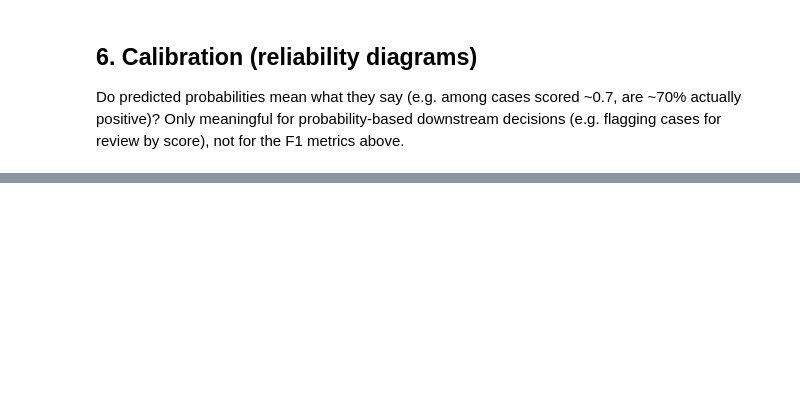
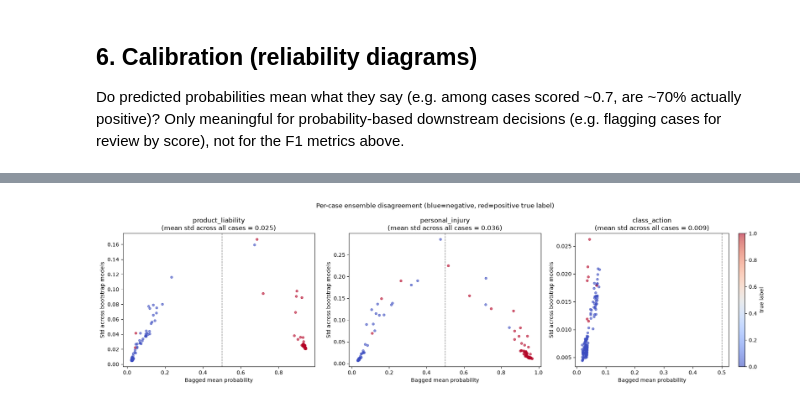
Before and after one commit to Justpoint-Research/lawsuit-parser, a Jupyter notebook: notebooks/classifier_comparison_diagnostics.ipynb, the cells around one changed output, grey strips where cells are left out. Saved outputs shown, nothing was run; the diff lists cells and outputs as text; code cells hidden in the pictures; blank space fills up the shorter version.

```diff
--- a/notebooks/classifier_comparison_diagnostics.ipynb
+++ b/notebooks/classifier_comparison_diagnostics.ipynb
@@ -222,0 +389,25 @@ plt.show()
+# %%
+mean_probs = test_probs_stack.mean(axis=0)  # (N, C)
+std_probs = test_probs_stack.std(axis=0)    # (N, C)
+
+fig, axes = plt.subplots(1, len(bootstrap_categories), figsize=(6 * len(bootstrap_categories), 5))
+if len(bootstrap_categories) == 1:
+    axes = [axes]
+
+for idx, (ax, cat) in enumerate(zip(axes, bootstrap_categories)):
+    y_true_cat = test_labels_boot[:, idx]
+    sc = ax.scatter(
+        mean_probs[:, idx], std_probs[:, idx], c=y_true_cat, cmap="coolwarm",
+        alpha=0.6, s=18, vmin=0, vmax=1,
+    )
+    ax.axvline(0.5, linestyle="--", color="gray", linewidth=1)
+    ax.set_xlabel("Bagged mean probability")
+    ax.set_ylabel("Std across bootstrap models")
+    ax.set_title(f"{cat}\n(mean std across all cases = {std_probs[:, idx].mean():.3f})")
+
+fig.colorbar(sc, ax=axes[-1], label="true label")
+fig.suptitle("Per-case ensemble disagreement (blue=negative, red=positive true label)")
+fig.tight_layout()
+plt.show()
+# %% [output]
+[figure, added]
```
Also changed, not shown: parts of 20 cells of this notebook, 1 other file.
